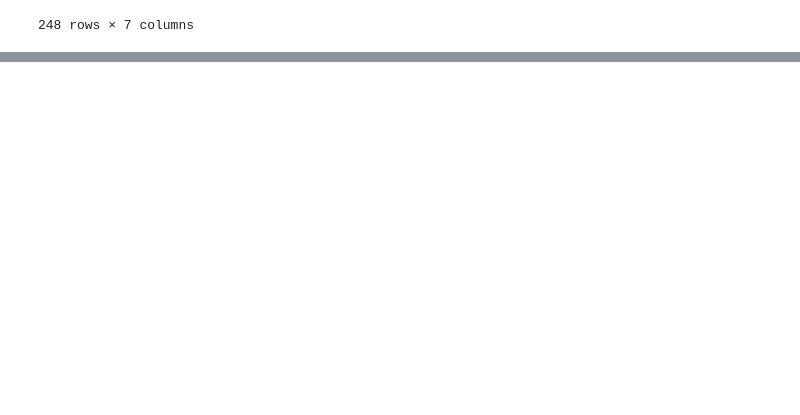
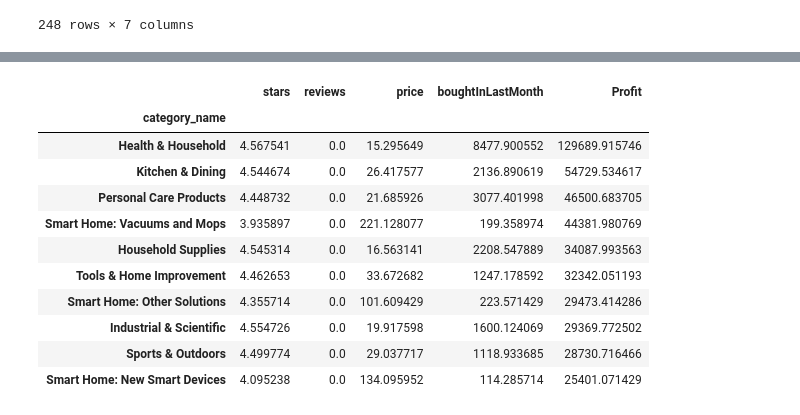
Before and after one commit to suwillia/Project-Epsilon-Module-7, a Jupyter notebook: Project 1 - Jake Weiss/Project 1- jake Weiss.ipynb, the cells around one changed output, grey strips where cells are left out. Cells and saved outputs as stored; diff of their text form; code cells hidden in the pictures; blank space fills up the shorter version.

```diff
--- a/Project 1 - Jake Weiss/Project 1- jake Weiss.ipynb
+++ b/Project 1 - Jake Weiss/Project 1- jake Weiss.ipynb
@@ -167,0 +156,17 @@ MemoryError: Unable to allocate 132. GiB for an array with shape (17740488693,)
+# %%
+#making a new dataframe that is basically AmazonData, but with this new profit column
+#this way if we want to look at individual products we can, but can also look at the more general by category approach we've been doing
+ADProfit = pd.DataFrame(
+        {
+            'title': AmazonData['title'],
+            'category_id': AmazonData['category_id'],
+          'category_name' : AmazonData["category_name"],
+          'stars' : AmazonData["stars"],
+          'reviews' : AmazonData["reviews"],
+          'price' : AmazonData["price"],
+          'boughtInLastMonth' : AmazonData["boughtInLastMonth"],
+          'Profit': ProfitCalc,
+         }
+)
+
+ADProfit.head()
@@ -167,0 +180,17 @@ MemoryError: Unable to allocate 132. GiB for an array with shape (17740488693,)
+# %%
+perCatProfits = ADProfit.groupby("category_name").mean('Profit')
+TopTenProfitCat = perCatProfits.sort_values(["Profit"], ascending = False).head(10)
+TopTenProfitCat
+# %% [output]
+|  | stars | reviews | price | boughtInLastMonth | Profit |
+| category_name |  |  |  |  |  |
+| Health & Household | 4.567541 | 0.0 | 15.295649 | 8477.900552 | 129689.915746 |
+| Kitchen & Dining | 4.544674 | 0.0 | 26.417577 | 2136.890619 | 54729.534617 |
+| Personal Care Products | 4.448732 | 0.0 | 21.685926 | 3077.401998 | 46500.683705 |
+| Smart Home: Vacuums and Mops | 3.935897 | 0.0 | 221.128077 | 199.358974 | 44381.980769 |
+| Household Supplies | 4.545314 | 0.0 | 16.563141 | 2208.547889 | 34087.993563 |
+| Tools & Home Improvement | 4.462653 | 0.0 | 33.672682 | 1247.178592 | 32342.051193 |
+| Smart Home: Other Solutions | 4.355714 | 0.0 | 101.609429 | 223.571429 | 29473.414286 |
+| Industrial & Scientific | 4.554726 | 0.0 | 19.917598 | 1600.124069 | 29369.772502 |
+| Sports & Outdoors | 4.499774 | 0.0 | 29.037717 | 1118.933685 | 28730.716466 |
+| Smart Home: New Smart Devices | 4.095238 | 0.0 | 134.095952 | 114.285714 | 25401.071429 |
```
Also changed, not shown: parts of 8 cells of this notebook.
